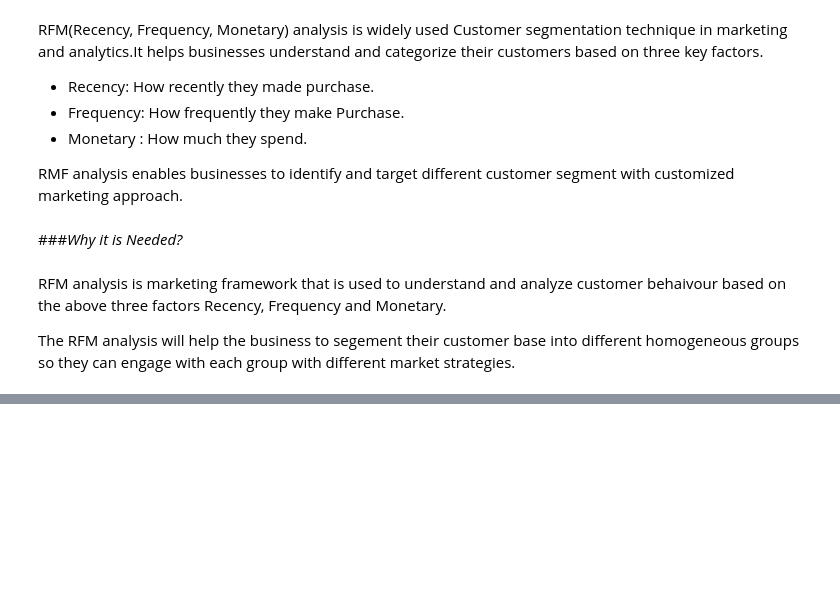
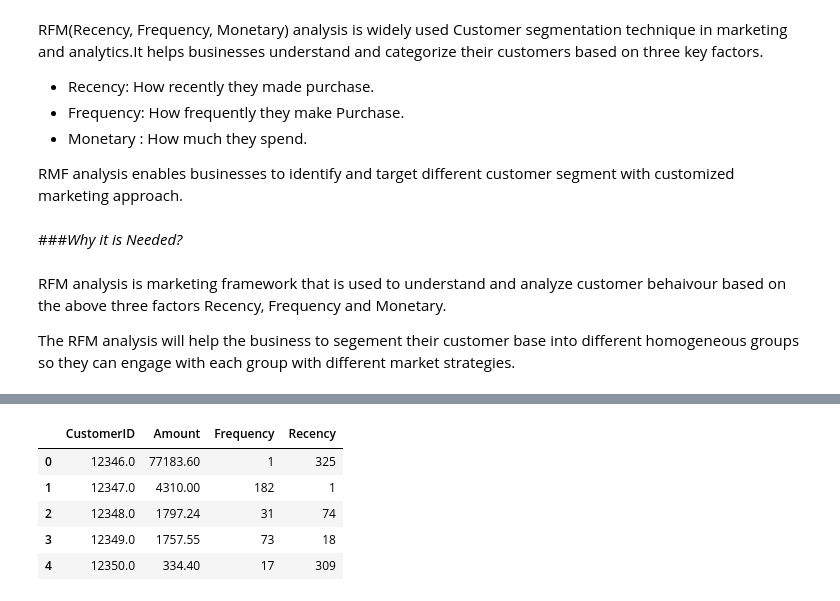
Before and after one commit to juel-123/Online_Retail_Customer_Segmentation, a Jupyter notebook: Online_Retail_Customer_Segmentation.ipynb, the cells around one changed output, grey strips where cells are left out. Saved outputs shown, nothing was run; the diff lists cells and outputs as text; code cells hidden in the pictures; blank space fills up the shorter version.

```diff
--- a/Online_Retail_Customer_Segmentation.ipynb
+++ b/Online_Retail_Customer_Segmentation.ipynb
@@ -432,0 +489,4 @@ The RFM analysis will help the business to segement their customer base into dif
+# %%
+# compute the maximun date to know the last transcation date
+max_date = max(rfm_df['InvoiceDate'])
+max_date
@@ -432,0 +529,11 @@ The RFM analysis will help the business to segement their customer base into dif
+# %%
+# merging the dataframe to get final RFM dataframe
+rfm = pd.merge(rfm_1,rfm_r,on= 'CustomerID',how='inner')
+rfm.head()
+# %% [output]
+|  | CustomerID | Amount | Frequency | Recency |
+| 0 | 12346.0 | 77183.60 | 1 | 325 |
+| 1 | 12347.0 | 4310.00 | 182 | 1 |
+| 2 | 12348.0 | 1797.24 | 31 | 74 |
+| 3 | 12349.0 | 1757.55 | 73 | 18 |
+| 4 | 12350.0 | 334.40 | 17 | 309 |
```
Also changed, not shown: parts of 28 cells of this notebook.
